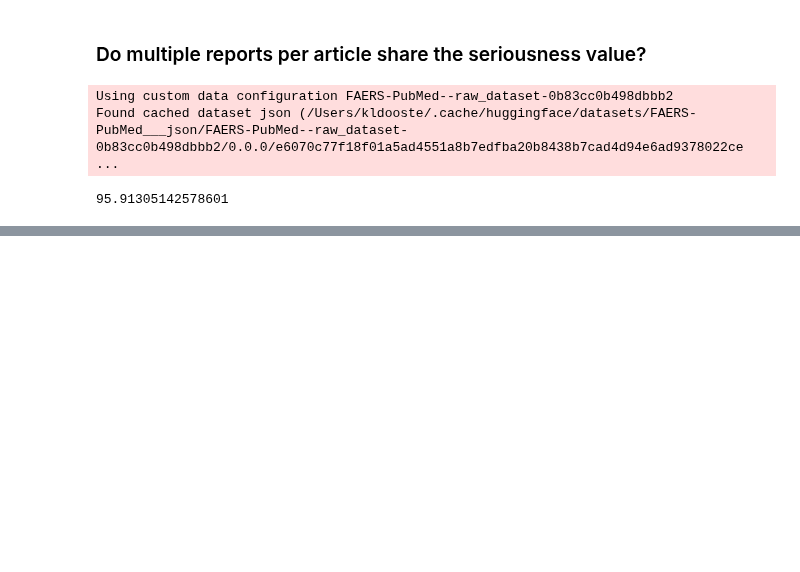
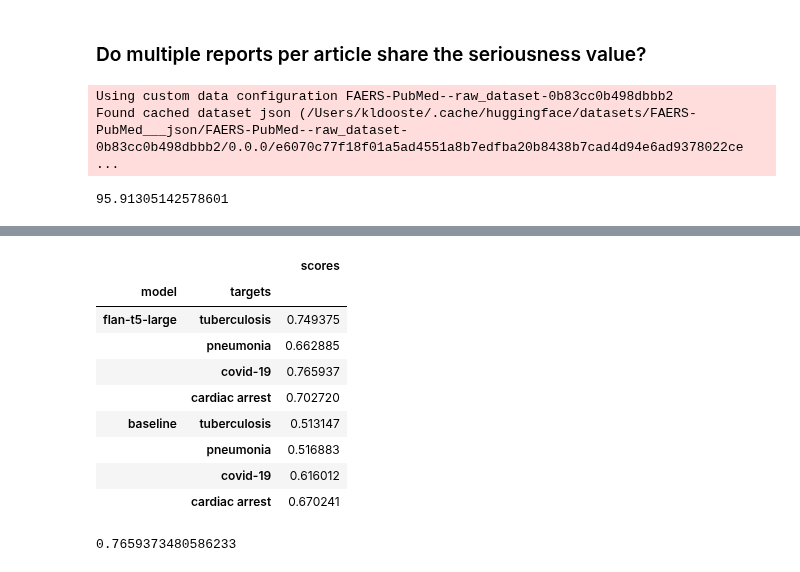
Before and after one commit to KarelDO/BioDEX, a Jupyter notebook: tasks/icsr_extraction/seriousness_metrics.ipynb, the cells around one changed output, grey strips where cells are left out. Drawn from its saved outputs; the diff is of its cells as text; code cells hidden in the pictures; blank space fills up the shorter version.

```diff
--- a/tasks/icsr_extraction/seriousness_metrics.ipynb
+++ b/tasks/icsr_extraction/seriousness_metrics.ipynb
@@ -104,0 +193,17 @@ print(100 * sum(uniform_seriousness) / len(uniform_seriousness))
+# %%
+data_indexed = data.set_index(['model', 'targets'])
+# %% [output]
+|  |  | scores |
+| model | targets |  |
+| flan-t5-large | tuberculosis | 0.749375 |
+|  | pneumonia | 0.662885 |
+|  | covid-19 | 0.765937 |
+|  | cardiac arrest | 0.702720 |
+| baseline | tuberculosis | 0.513147 |
+|  | pneumonia | 0.516883 |
+|  | covid-19 | 0.616012 |
+|  | cardiac arrest | 0.670241 |
+# %%
+data_indexed.loc['flan-t5-large', 'covid-19'][0]
+# %% [output]
+0.7659373480586233
```
Also changed, not shown: parts of 9 cells of this notebook.
